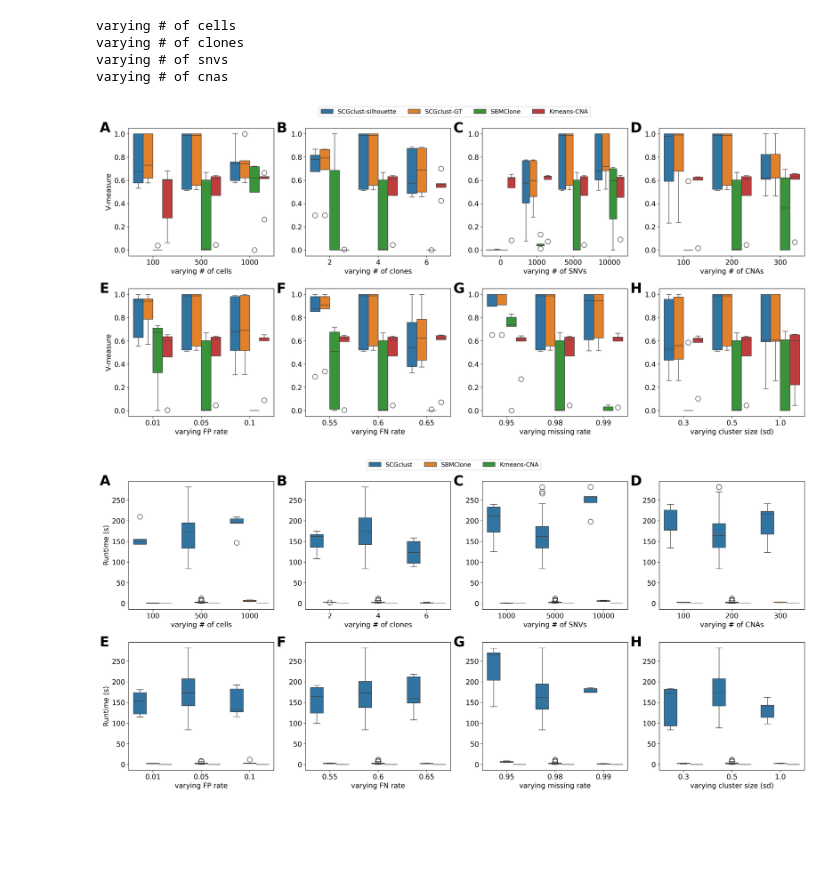
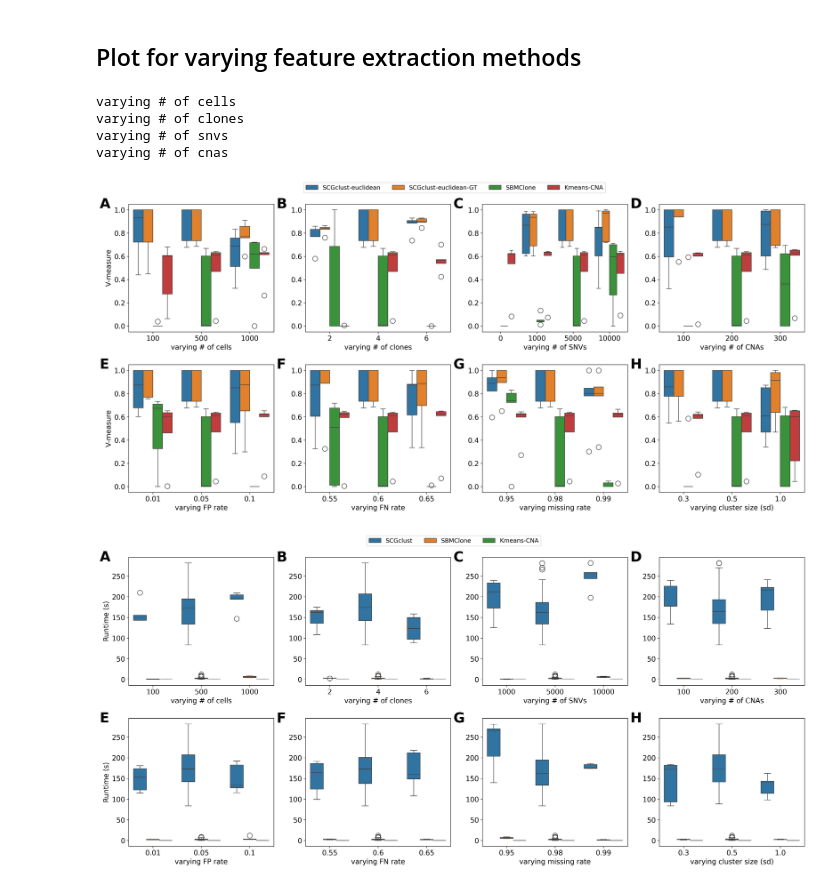
Before and after one commit to compbio-mallory/cellClustering_GNN, a Jupyter notebook: plot.ipynb, the cells around one changed output. Cells and saved outputs as stored; diff of their text form; code cells hidden in the pictures; blank space fills up the shorter version.

Commit message:
Update train script with new feature extraction methods

```diff
--- a/plot.ipynb
+++ b/plot.ipynb
@@ -16,8 +406,8 @@ plt.rcParams.update({'font.size': 14})  # Change the number to your desired font
 
 # Read the CSV file
 #data = pd.read_csv("simulation_06242024/results_combined.csv")
-data = pd.read_csv("/maiziezhou_lab/yunfei/Projects/cellClustering_GNN/results_for_plotting/results_combined0122.csv")
-
+data = pd.read_csv("Figures/results/feature_extraction.csv")
+print(data.columns)
 # Get the default settings
 default_settings = {
     'varying # of clones': 4,
@@ -36,7 +426,7 @@ for key, value in default_settings.items():
     data_default = data_default[data_default[key] == value]
 
 # Melt the data for combined plotting
-data_melted = pd.melt(data, id_vars=list(default_settings.keys()), value_vars=['SCGclust-silhouette',	'SCGclust-GT',	'SBMClone',	'Kmeans-CNA'],
+data_melted = pd.melt(data, id_vars=list(default_settings.keys()), value_vars=['SCGclust-silhouette-euclidean',	'SCGclust-silhouette-dot',	'SCGclust-silhouette-cosine',	'SCGclust-silhouette-pearson'],
                       var_name='Methods compared', value_name='V-measure')
 
 # Setting up the figure and axes
@@ -51,7 +441,7 @@ for i, var in enumerate(variables):
 
     data_var = data_melted[data_melted[var] != default_settings[var]].copy()
     data_var = pd.concat([data_default.melt(id_vars=list(default_settings.keys()),
-                                            value_vars=['SCGclust-silhouette',	'SCGclust-GT',	'SBMClone',	'Kmeans-CNA'],
+                                            value_vars=['SCGclust-silhouette-euclidean',	'SCGclust-silhouette-dot',	'SCGclust-silhouette-cosine',	'SCGclust-silhouette-pearson'],
                                             var_name='Methods compared', value_name='V-measure'), data_var])
 
     sns.boxplot(x=var, y='V-measure',
@@ -67,14 +457,14 @@ for i, var in enumerate(variables):
     #axes[0, i].set_ylabel('Value')
 
 # Remaining variables
-remaining_vars = [col for col in data.columns if col not in variables + ['SCGclust-silhouette',	'SCGclust-GT',	'SBMClone',	'Kmeans-CNA','path', 'rep', 'run_time', 'best_epoch', 'missclassified']]
+remaining_vars = [col for col in data.columns if col not in variables + ['SCGclust-dot',	'SCGclust-GT',	'SBMClone',	'Kmeans-CNA','path', 'rep', 'run_time', 'best_epoch', 'missclassified']]
 
 # Iterate over the remaining variables to create boxplots
 for i, var in enumerate(remaining_vars):
     # print(data_var)
     data_var = data_melted[data_melted[var] != default_settings[var]].copy()
     data_var = pd.concat([data_default.melt(id_vars=list(default_settings.keys()),
-                                            value_vars=['SCGclust-silhouette',	'SCGclust-GT',	'SBMClone',	'Kmeans-CNA'],
+                                            value_vars=['SCGclust-silhouette-euclidean', 'SCGclust-silhouette-dot',	'SCGclust-silhouette-cosine',	'SCGclust-silhouette-pearson'],
                                             var_name='Methods compared', value_name='V-measure'), data_var])
     # print(data_var)
     sns.boxplot(x=var, y='V-measure', hue='Methods compared', data=data_var, ax=axes[1, i % 4])
@@ -97,7 +487,7 @@ plt.tight_layout(rect=[0, 0, 0, 0])  # Leave space for the legend on the top
 #plt.tight_layout()
 
 #plt.tight_layout()
-plt.savefig('/maiziezhou_lab/yunfei/Projects/cellClustering_GNN/results_for_plotting/simulated_data_bp0122.pdf', format='pdf')
+# plt.savefig('/maiziezhou_lab/yunfei/Projects/cellClustering_GNN/results_for_plotting/simulated_data_bp0122.pdf', format='pdf')
 plt.show()
 
 #TODO: REmove V-measure on the y axis except the two leftmost subfigures. Add a, b, c, d, e, f, g, h.
@@ -106,3 +515,5 @@ KeyError: "The following id_vars or value_vars are not present in the DataFrame:
+# %% [markdown]
+## Plot for varying feature extraction methods
 # %%
 import matplotlib.pyplot as plt
 import seaborn as sns
@@ -119,7 +530,7 @@ plt.rcParams['lines.markersize'] = 10
 plt.rcParams.update({'font.size': 14})
 
 # Read the CSV file
-data = pd.read_csv("/maiziezhou_lab/yunfei/Projects/cellClustering_GNN/results_for_plotting/results_combined0122.csv")
+data = pd.read_csv("results_10292025/results_combined0122_dot.csv")
 
 # Default settings
 default_settings = {
@@ -138,8 +549,8 @@ data_default = data.copy()
 for key, value in default_settings.items():
     data_default = data_default[data_default[key] == value]
 
-# Melt the data for combined plotting
-data_melted = pd.melt(data, id_vars=list(default_settings.keys()), value_vars=['SCGclust-silhouette', 'SCGclust-GT', 'SBMClone', 'Kmeans-CNA'],
+# Melt the data for combined plotting - v_measure_dot, v_measure_cosine, v_measure_pearson, v_measure_euclidean
+data_melted = pd.melt(data, id_vars=list(default_settings.keys()), value_vars=['SCGclust-euclidean', 'SCGclust-euclidean-GT', 'SBMClone', 'Kmeans-CNA'],
                       var_name='Methods compared', value_name='V-measure')
 
 # Set up the figure and axes
@@ -155,7 +566,7 @@ subplot_labels = ['A', 'B', 'C', 'D', 'E', 'F', 'G', 'H']
 for i, var in enumerate(variables):
     data_var = data_melted[data_melted[var] != default_settings[var]].copy()
     data_var = pd.concat([data_default.melt(id_vars=list(default_settings.keys()),
-                                            value_vars=['SCGclust-silhouette', 'SCGclust-GT', 'SBMClone', 'Kmeans-CNA'],
+                                            value_vars=['SCGclust-euclidean', 'SCGclust-euclidean-GT', 'SBMClone', 'Kmeans-CNA'],
                                             var_name='Methods compared',
                                             value_name='V-measure'), data_var])
     sns.boxplot(x=var, y='V-measure', hue='Methods compared', data=data_var, ax=axes[0, i])
@@ -170,39 +581,39 @@ for i, var in enumerate(variables):
     axes[0, i].text(-0.2, 1.05, subplot_labels[i], transform=axes[0, i].transAxes, fontsize=28, fontweight='bold', va='top')
 
 # Remaining variables
-remaining_vars = [col for col in data.columns if col not in variables + ['SCGclust-silhouette', 'SCGclust-GT', 'SBMClone', 'Kmeans-CNA', 'path', 'rep', 'run_time', 'best_epoch', 'missclassified']]
+remaining_vars = [col for col in data.columns if col not in variables + ['SCGclust-euclidean', 'SCGclust-euclidean-GT', 'SBMClone', 'Kmeans-CNA', 'path', 'rep', 'run_time', 'best_epoch', 'missclassified']]
 
 for i, var in enumerate(remaining_vars):
     data_var = data_melted[data_melted[var] != default_settings[var]].copy()
     data_var = pd.concat([data_default.melt(id_vars=list(default_settings.keys()),
-                                            value_vars=['SCGclust-silhouette', 'SCGclust-GT', 'SBMClone', 'Kmeans-CNA'],
+                                            value_vars=['SCGclust-euclidean', 'SCGclust-euclidean-GT', 'SBMClone', 'Kmeans-CNA'],
                                             var_name='Methods compared', value_name='V-measure'), data_var])
     sns.boxplot(x=var, y='V-measure', hue='Methods compared', data=data_var, ax=axes[1, i % 4])
     axes[1, i % 4].set_xlabel(var)
     if i % 4 != 0:  # Remove y-axis label except for the leftmost plot in each row
         axes[1, i % 4].set_ylabel('')
     axes[1, i % 4].text(-0.2, 1.05, subplot_labels[4 + i], transform=axes[1, i % 4].transAxes, fontsize=28, fontweight='bold', va='top')
 
 # Remove legends from individual subplots
 for ax in axes.flatten():
     ax.legend_.remove()
 
 # Add a single legend for the entire figure
 handles, labels = axes[1, 0].get_legend_handles_labels()
 fig.legend(handles, labels, loc='upper center', bbox_to_anchor=(0.5, 0.95), ncol=4, fontsize=12)
 
 # Adjust layout
 plt.tight_layout(rect=[0, 0, 1, 0.92])  # Leave space for the legend on the top
 
 # Save the figure
 # plt.savefig('/maiziezhou_lab/yunfei/Projects/cellClustering_GNN/results_for_plotting/simulated_data_bp0122.pdf', format='pdf')
 plt.show()
 # %% [output]
 varying # of cells
 varying # of clones
 varying # of snvs
 varying # of cnas
-[figure, old version]
+[figure, new version]
 # %%
 import matplotlib.pyplot as plt
 import seaborn as sns
```
Also changed, not shown: parts of 8 cells of this notebook, 9 other files.
